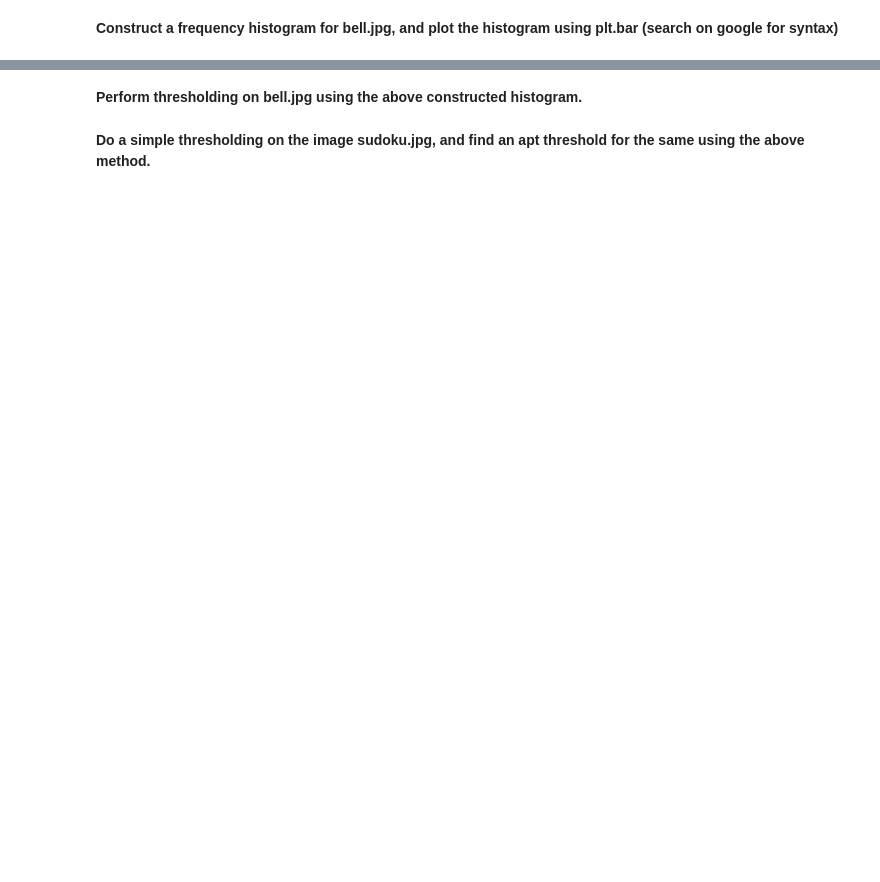
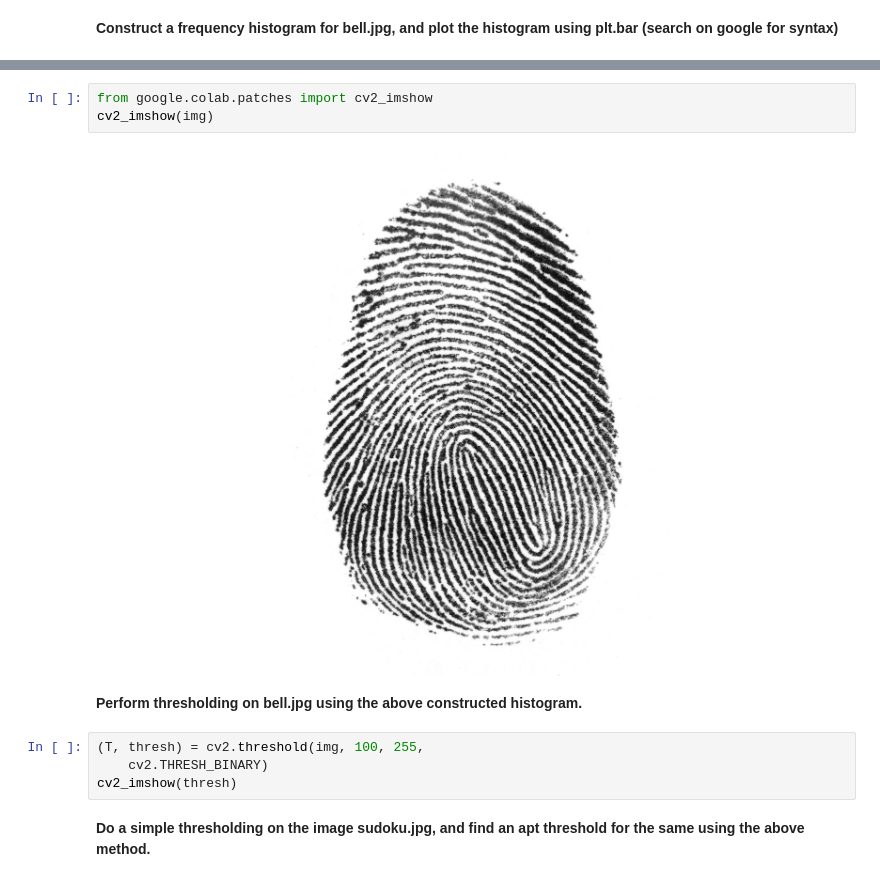
Before and after one commit to sarthak395/CVIT-Summer-Workshop, a Jupyter notebook: day1/session1/Copy_of_CVIT_Workshop_Day_1.ipynb, the cells around one changed output, grey strips where cells are left out. Cells and saved outputs as stored; diff of their text form; blank space fills up the shorter version.

```diff
--- a/day1/session1/Copy_of_CVIT_Workshop_Day_1.ipynb
+++ b/day1/session1/Copy_of_CVIT_Workshop_Day_1.ipynb
@@ -729,4 +736,13 @@ cv2_imshow(fg)
+# %%
+from google.colab.patches import cv2_imshow
+cv2_imshow(img)
+# %% [output]
+[figure, added]
 # %% [markdown]
 **Perform thresholding on bell.jpg using the above constructed histogram.**
+# %%
+(T, thresh) = cv2.threshold(img, 100, 255,
+	cv2.THRESH_BINARY)
+cv2_imshow(thresh)
 # %% [markdown]
 **Do a simple thresholding on the image sudoku.jpg, and find an apt threshold for the same using the above method.**
```
Also changed, not shown: parts of 6 cells of this notebook.
